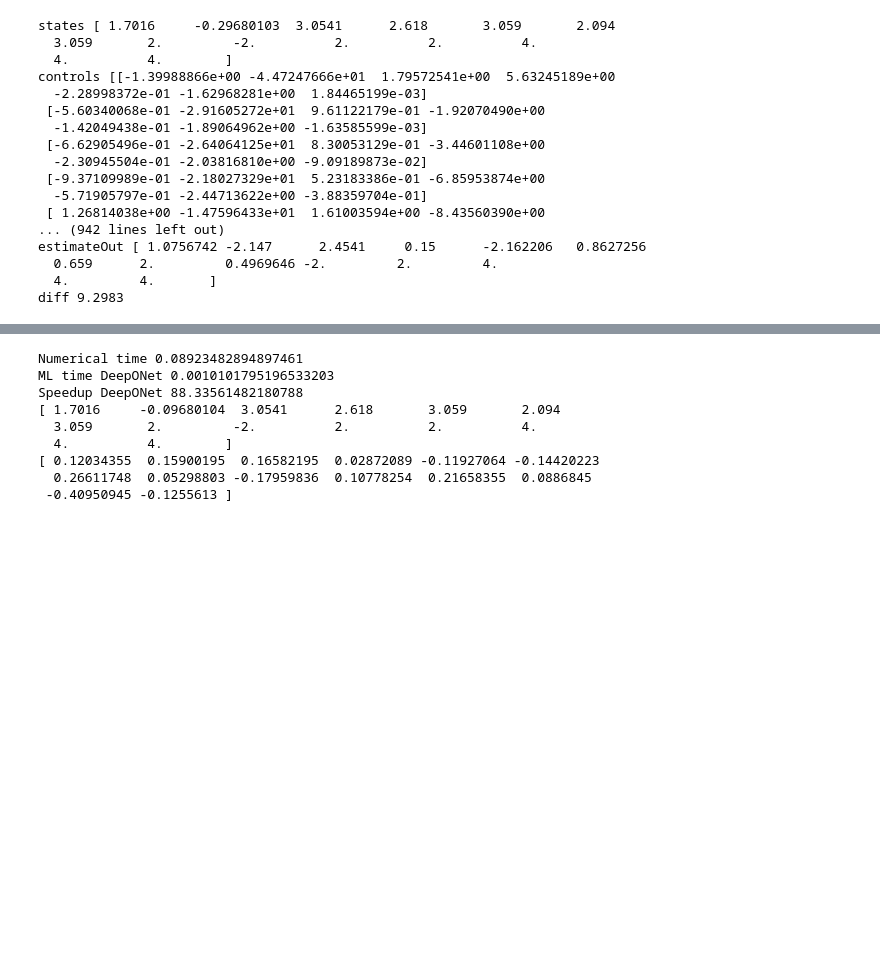
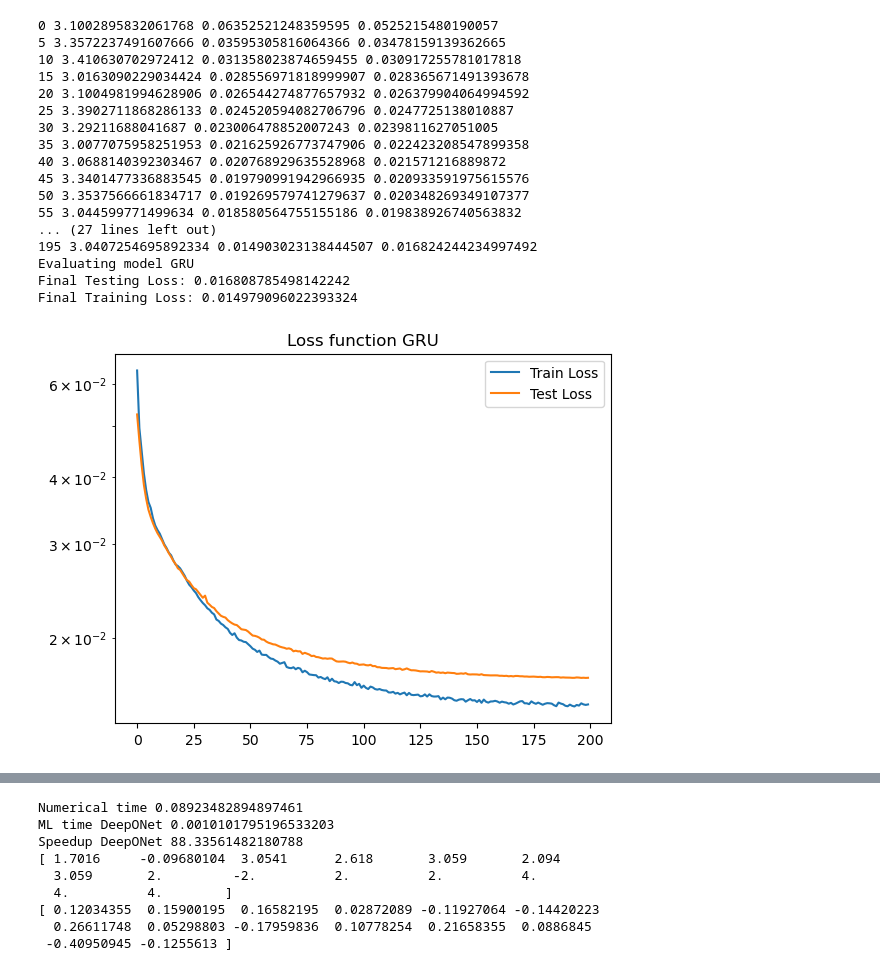
Before and after one commit to gokulg02/NeuralOperatorPredictorFeedback-xArm6, a Jupyter notebook: BaxterCorrectDynamics.ipynb, the cells around one changed output, grey strips where cells are left out. Drawn from its saved outputs; the diff is of its cells as text; code cells hidden in the pictures; blank space fills up the shorter version.

```diff
--- a/BaxterCorrectDynamics.ipynb
+++ b/BaxterCorrectDynamics.ipynb
@@ -424,11 +577,11 @@ class DeepONetProjected(nn.Module):
 # %%
-spatial = np.arange(0, D+2*dt, dt/(dof)).astype(np.float32)
+spatial = np.arange(0, D, dt/(3*dof)).astype(np.float32)
 grid=torch.from_numpy(spatial.reshape((len(spatial), 1))).cuda()
 print(grid.shape)
 # %%
-def train_model(model, num_epochs, model_type):
-    optimizer = torch.optim.Adam(model.parameters(), lr=learning_rate, weight_decay=1e-4)
-    scheduler = torch.optim.lr_scheduler.StepLR(optimizer, step_size=step_size, gamma=gamma)
+def train_model(model, num_epochs,gamma, lr, weight_decay, model_type):
+    optimizer = torch.optim.AdamW(model.parameters(), lr=learning_rate, weight_decay=weight_decay)
+    scheduler = torch.optim.lr_scheduler.ExponentialLR(optimizer, gamma=gamma)
     loss = torch.nn.MSELoss()
     train_lossArr = []
     test_lossArr = []
@@ -443,6 +596,10 @@ def train_model(model, num_epochs, model_type):
             optimizer.zero_grad()
             if model_type == "DeepONet":
                 out = model((x_vals, grid))
+            elif model_type == "GRU":
+                x_vals = x_vals.reshape(x_vals.shape[0], nD, 3*dof)
+                y_vals = y_vals.reshape(y_vals.shape[0], nD, 2*dof)
+                out = model(x_vals)
             else:
                 out = model(x_vals)
 
@@ -460,8 +617,13 @@ def train_model(model, num_epochs, model_type):
                 x_vals, y_vals = x_vals.cuda(), y_vals.cuda()
                 if model_type == "DeepONet":
                     out = model((x_vals, grid))
+                elif model_type == "GRU":
+                    x_vals = x_vals.reshape(x_vals.shape[0], nD, 3*dof)
+                    y_vals = y_vals.reshape(y_vals.shape[0], nD, 2*dof)
+                    out = model(x_vals)
                 else:
                     out = model(x_vals)
+
                 test_loss += loss(out, y_vals).item()
 
         train_loss /= len(trainData)
@@ -472,7 +634,7 @@ def train_model(model, num_epochs, model_type):
 
         t2 = time.time()
         time_Arr.append(t2-t1)
-        if ep%50 == 0:
+        if ep%5 == 0:
             print(ep, t2-t1, train_loss, test_loss)
     return model, train_lossArr, test_lossArr
 
@@ -489,7 +651,9 @@ def evaluate_model(model, name, train_lossArr, test_lossArr):
     print("Final Testing Loss:", test_lossArr[-1])
     print("Final Training Loss:", train_lossArr[-1])
 # %%
-modelDeepONet = DeepONetProjected(grid.shape[0], 1, 48, 2*dof).cuda()
+#modelDeepONet = DeepONetProjected(grid.shape[0], 1, 48, nD*2*dof).cuda()
+modelGRU = GRUNet(64, 5, 3*dof, 2*dof).cuda()
 # %%
-modelDeepONet, train_lossArrDeepONet, test_lossArrDeepONet = train_model(modelDeepONet, 500, "DeepONet")
+#modelDeepONet, train_lossArrDeepONet, test_lossArrDeepONet = train_model(modelDeepONet, 200,0.98, 3e-3,1.5e-2,  "DeepONet")
+modelGRU, train_lossArrGRU, test_lossArrGRU = train_model(modelGRU, 100, 0.999, 9.5e-3, 5e-6, "GRU")
 # %%
@@ -497,3 +698,25 @@ evaluate_model(modelDeepONet, "DeepONet", train_lossArrDeepONet, test_lossArrDee
+# %%
+modelGRU, train_lossArrGRU, test_lossArrGRU = train_model(modelGRU, 200, 0.98, 9.5e-3, 5e-6, "GRU")
+evaluate_model(modelGRU, "GRU", train_lossArrGRU, test_lossArrGRU)
+# %% [output]
+0 3.1002895832061768 0.06352521248359595 0.0525215480190057
+5 3.3572237491607666 0.03595305816064366 0.03478159139362665
+10 3.410630702972412 0.031358023874659455 0.030917255781017818
+15 3.0163090229034424 0.028556971818999907 0.028365671491393678
+20 3.1004981994628906 0.026544274877657932 0.026379904064994592
+25 3.3902711868286133 0.024520594082706796 0.0247725138010887
+30 3.29211688041687 0.023006478852007243 0.0239811627051005
+35 3.0077075958251953 0.021625926773747906 0.022423208547899358
+40 3.0688140392303467 0.020768929635528968 0.021571216889872
+45 3.3401477336883545 0.019790991942966935 0.020933591975615576
+50 3.3537566661834717 0.019269579741279637 0.020348269349107377
+55 3.044599771499634 0.018580564755155186 0.019838926740563832
+... (27 lines left out)
+195 3.0407254695892334 0.014903023138444507 0.016824244234997492
+Evaluating model GRU
+Final Testing Loss: 0.016808785498142242
+Final Training Loss: 0.014979096022393324
+[figure, added]
 # %%
 for x_vals, y_vals in trainData:
     x_vals, y_vals = x_vals.cuda(), y_vals.cuda()
@@ -545,25 +774,5 @@ init_cond = np.array([init_cond, np.zeros(7)]).reshape(14)
 statesExact, controlsExact, predictorsExact = simulate_system(init_cond, qdes, qd_des, qdd_des, dt, T, D, dof, compute_predictors, None)
 # %%
-T = 4
-t = np.arange(0, T, dt)
-qdes, qd_des, qdd_des = generate_trajectory(joint_lim_min, joint_lim_max, scaling, dt, T, D)
-statesDeepONet, controlsDeepONet, predictorsDeepONet = simulate_system(init_cond, qdes, qd_des, qdd_des, dt, T, D, dof, ml_predictor_deeponet, modelDeepONet)
+#statesDeepONet, controlsDeepONet, predictorsDeepONet = simulate_system(init_cond, qdes, qd_des, qdd_des, dt, T, D, dof, ml_predictor_deeponet, modelDeepONet)
+statesGRU, controlsGRU, predictorsGRU = simulate_system(init_cond, qdes, qd_des, qdd_des, dt, T, D, dof, ml_predictor_rnn, modelGRU)
-# %% [output]
-states [ 1.7016     -0.29680103  3.0541      2.618       3.059       2.094
-  3.059       2.         -2.          2.          2.          4.
-  4.          4.        ]
-controls [[-1.39988866e+00 -4.47247666e+01  1.79572541e+00  5.63245189e+00
-  -2.28998372e-01 -1.62968281e+00  1.84465199e-03]
- [-5.60340068e-01 -2.91605272e+01  9.61122179e-01 -1.92070490e+00
-  -1.42049438e-01 -1.89064962e+00 -1.63585599e-03]
- [-6.62905496e-01 -2.64064125e+01  8.30053129e-01 -3.44601108e+00
-  -2.30945504e-01 -2.03816810e+00 -9.09189873e-02]
- [-9.37109989e-01 -2.18027329e+01  5.23183386e-01 -6.85953874e+00
-  -5.71905797e-01 -2.44713622e+00 -3.88359704e-01]
- [ 1.26814038e+00 -1.47596433e+01  1.61003594e+00 -8.43560390e+00
-... (942 lines left out)
-estimateOut [ 1.0756742 -2.147      2.4541     0.15      -2.162206   0.8627256
-  0.659      2.         0.4969646 -2.         2.         4.
-  4.         4.       ]
-diff 9.2983
 # %%
```
Also changed, not shown: parts of 21 cells of this notebook.
